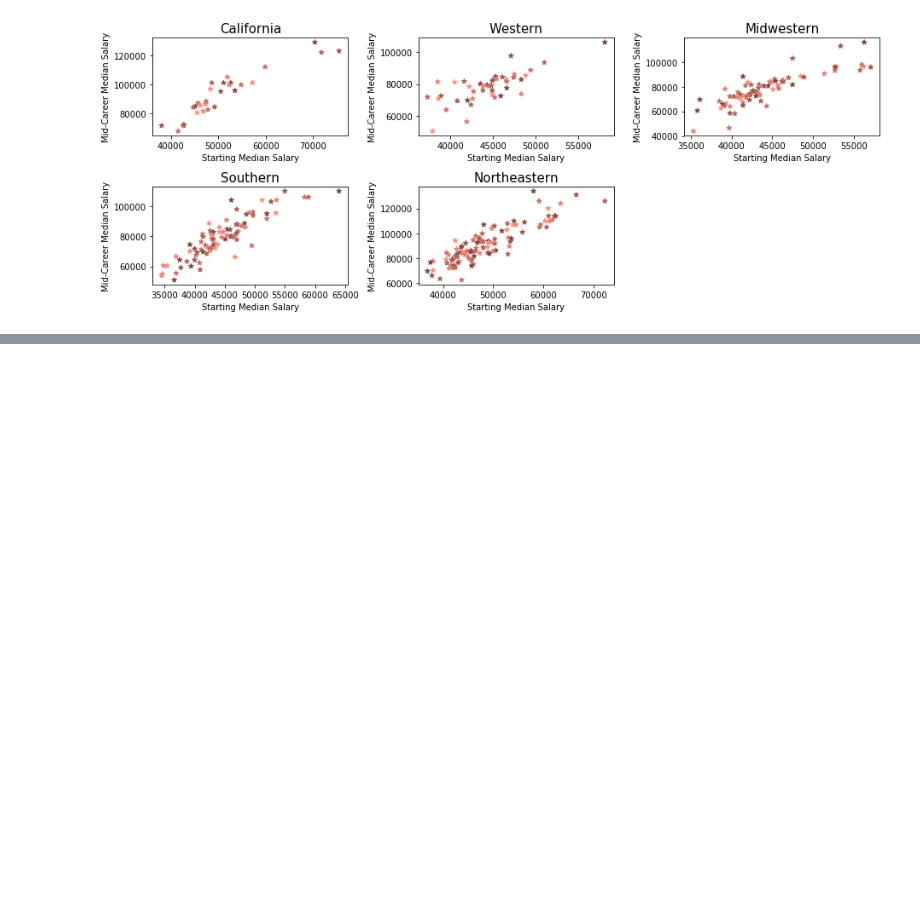
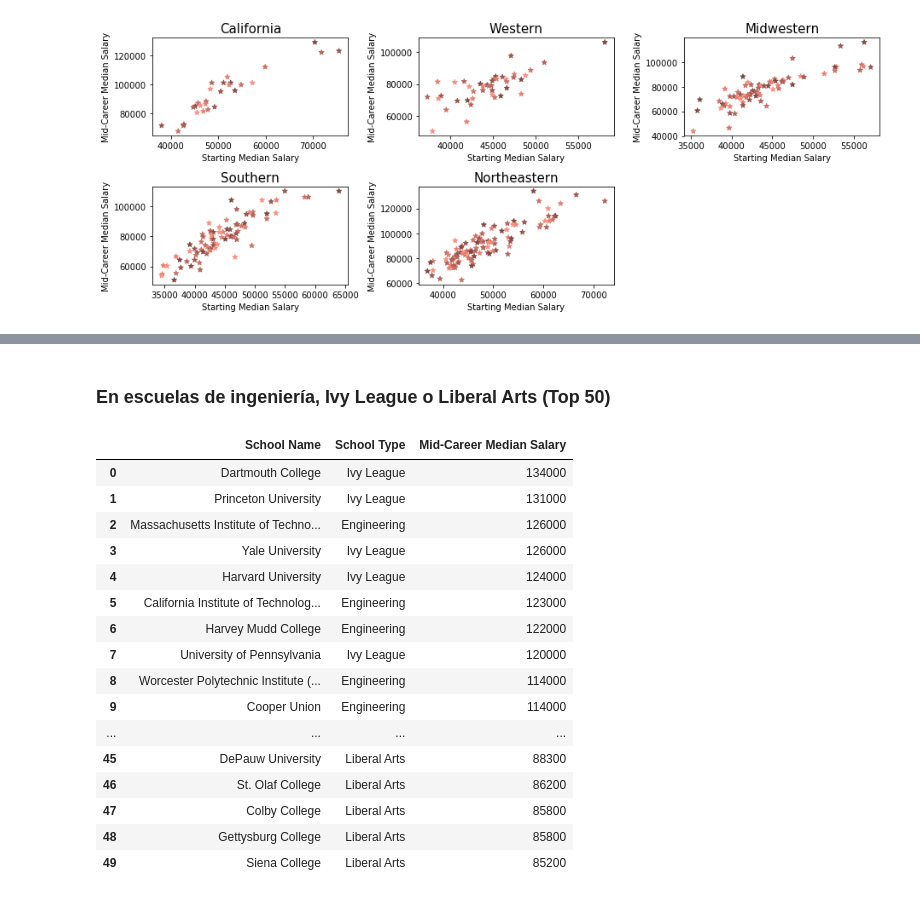
Before and after one commit to PetiteAmandine/stoff, a Jupyter notebook: Proyecto.ipynb, the cells around one changed output, grey strips where cells are left out. Saved outputs shown, nothing was run; the diff lists cells and outputs as text; code cells hidden in the pictures; blank space fills up the shorter version.

```diff
--- a/Proyecto.ipynb
+++ b/Proyecto.ipynb
@@ -42,9 +49,7 @@ sal_col.head(3)
 | Massachusetts Institute of Techno... | Engineering | $72,200.00 | $126,000.00 | $76,800.00 | ... |
 | California Institute of Technolog... | Engineering | $75,500.00 | $123,000.00 | NaN | ... |
 | Harvey Mudd College | Engineering | $71,800.00 | $122,000.00 | NaN | ... |
-# %%
-for i in range(0, len(sal_col)):
-    sal_col['Starting Median Salary'][i] = float(re.sub('[$,]', '', sal_col['Starting Median Salary'][i]))
-# %%
-for i in range(0, len(sal_col)):
-    sal_col['Mid-Career Median Salary'][i] = float(re.sub('[$,]', '', sal_col['Mid-Career Median Salary'][i]))
+# %%
+sal_col = dinero_to_float(sal_col, 'Starting Median Salary')
+sal_col = dinero_to_float(sal_col, 'Mid-Career Median Salary')
+sal_col.head(3)
@@ -218,0 +260,22 @@ plt.show()
+# %% [markdown]
+### En escuelas de ingeniería, Ivy League o Liberal Arts (Top 50)
+# %%
+sal_col[(sal_col['School Type'] == 'Engineering') | (sal_col['School Type'] == 'Liberal Arts') | (sal_col['School Type'] == 'Ivy League')].reset_index()[['School Name', 'School Type', 'Mid-Career Median Salary']].sort_values('Mid-Career Median Salary', ascending = False).reset_index().drop('index', axis = 1).head(50)
+# %% [output]
+|  | School Name | School Type | Mid-Career Median Salary |
+| 0 | Dartmouth College | Ivy League | 134000 |
+| 1 | Princeton University | Ivy League | 131000 |
+| 2 | Massachusetts Institute of Techno... | Engineering | 126000 |
+| 3 | Yale University | Ivy League | 126000 |
+| 4 | Harvard University | Ivy League | 124000 |
+| 5 | California Institute of Technolog... | Engineering | 123000 |
+| 6 | Harvey Mudd College | Engineering | 122000 |
+| 7 | University of Pennsylvania | Ivy League | 120000 |
+| 8 | Worcester Polytechnic Institute (... | Engineering | 114000 |
+| 9 | Cooper Union | Engineering | 114000 |
+| ... | ... | ... | ... |
+| 45 | DePauw University | Liberal Arts | 88300 |
+| 46 | St. Olaf College | Liberal Arts | 86200 |
+| 47 | Colby College | Liberal Arts | 85800 |
+| 48 | Gettysburg College | Liberal Arts | 85800 |
+| 49 | Siena College | Liberal Arts | 85200 |
```
Also changed, not shown: parts of 20 cells of this notebook.
